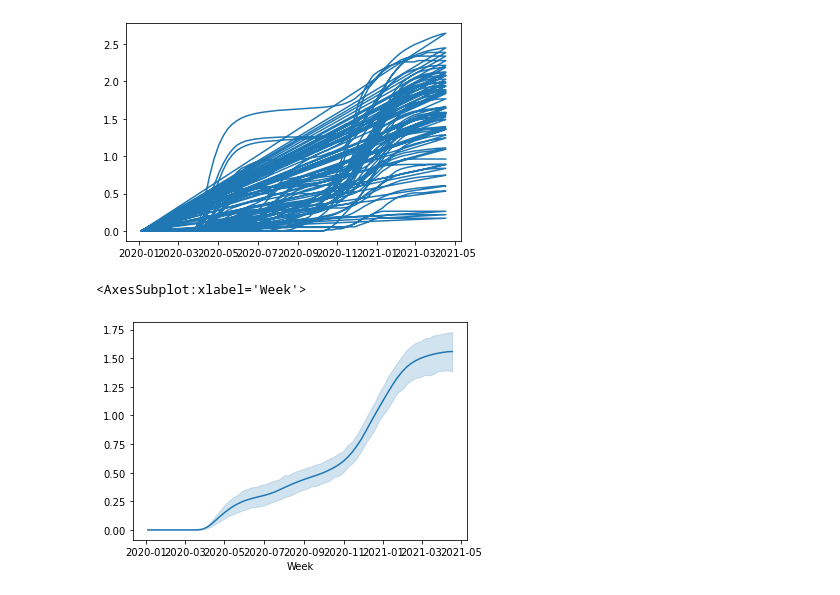
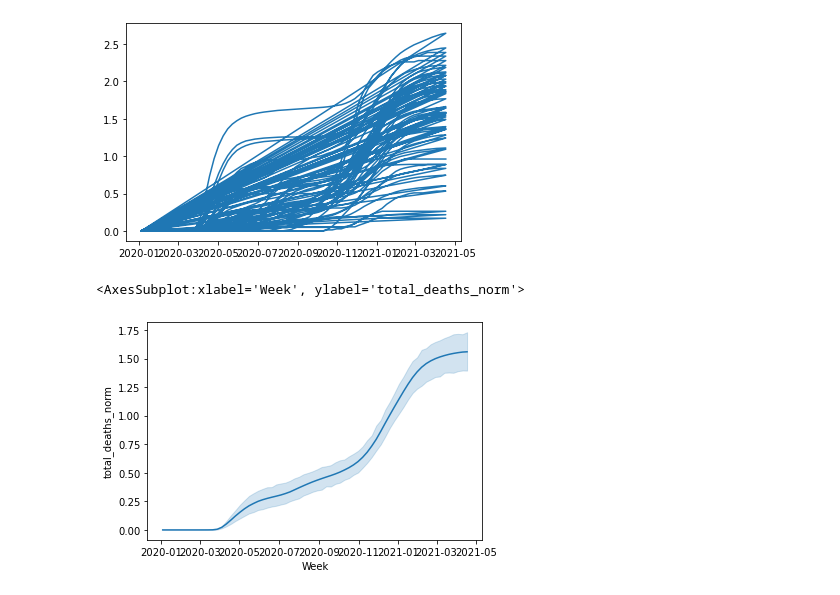
Before and after one commit to Corbin-Sparks/COVID-19-Capstone-2-Self-Analysis, a Jupyter notebook: COVID-19 Data Visualization.ipynb, the cells around one changed output. Cells and saved outputs as stored; diff of their text form; code cells hidden in the pictures.

```diff
--- a/COVID-19 Data Visualization.ipynb
+++ b/COVID-19 Data Visualization.ipynb
@@ -37,0 +40,5 @@ df.head()
+# %%
+df['GDP_norm'] = df.GDP_millions/df.pop_size
+df['Deaths_norm'] = df.Deaths/df.pop_size
+df['total_deaths_norm'] = df.total_covid_deaths/df.pop_size
+df.head()
@@ -102,7 +110,7 @@ plt.plot(x, y)
 [<matplotlib.lines.Line2D at 0x...>]
 [figure]
 # %%
-sns.lineplot(x=x, y=y)
+sns.lineplot(x=x, y=df.total_deaths_norm)
 # %% [output]
-<AxesSubplot:xlabel='Week'>
+<AxesSubplot:xlabel='Week', ylabel='total_deaths_norm'>
-[figure, old version]
+[figure, new version]
```
Also changed, not shown: parts of 28 cells of this notebook.
